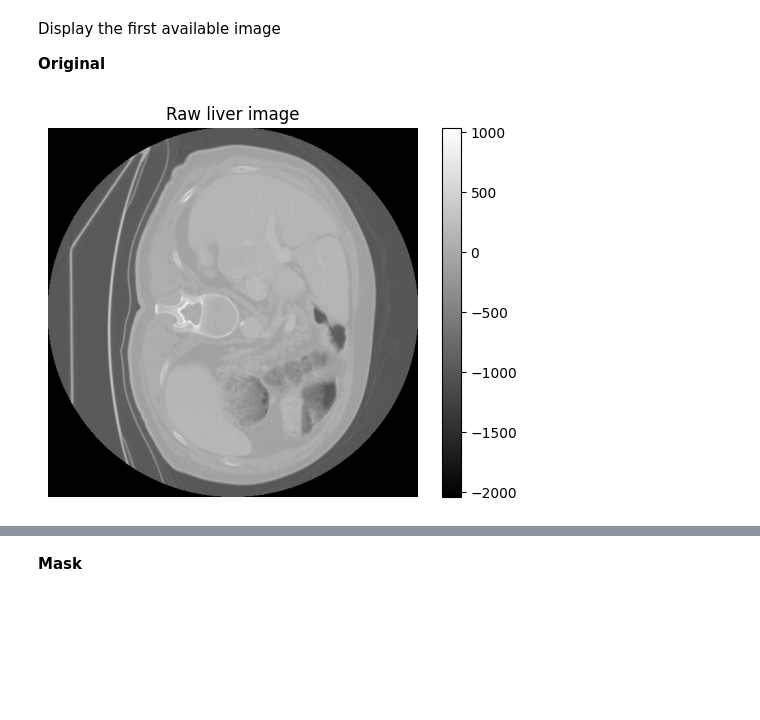
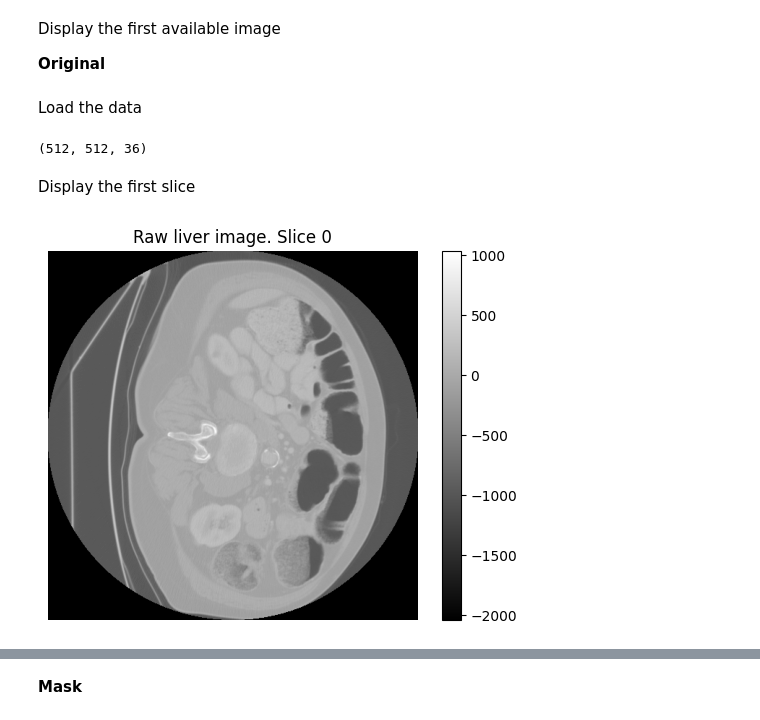
Before and after one commit to McSonk/2024-img-challenge, a Jupyter notebook: explanation.ipynb, the cells around one changed output, grey strips where cells are left out. Saved outputs shown, nothing was run; the diff lists cells and outputs as text; code cells hidden in the pictures; blank space fills up the shorter version.

```diff
--- a/explanation.ipynb
+++ b/explanation.ipynb
@@ -159,6 +159,8 @@ Removed 2 elements
 Display the first available image
 
 **Original**
+# %% [markdown]
+Load the data
 # %%
 # Load the .nii.gz file
 img = nib.load(data.iloc[0]['img_path'])
@@ -166,11 +168,6 @@ img = nib.load(data.iloc[0]['img_path'])
 # Get the image data
 img_data = img.get_fdata()
 
-# Display a slice of the neuroimaging data
-plt.imshow(img_data[:, :, img_data.shape[2] // 2], cmap='gray')
-plt.axis('off')
-plt.colorbar()
-plt.title('Raw liver image')
-plt.show()
+img_data.shape
 # %% [output]
-[figure, removed]
+(512, 512, 36)
@@ -176,0 +181,6 @@ plt.show()
+# %% [markdown]
+Display the first slice
+# %%
+display_image(img_data, 0)
+# %% [output]
+[figure, added]
```
Also changed, not shown: parts of 8 cells of this notebook.
